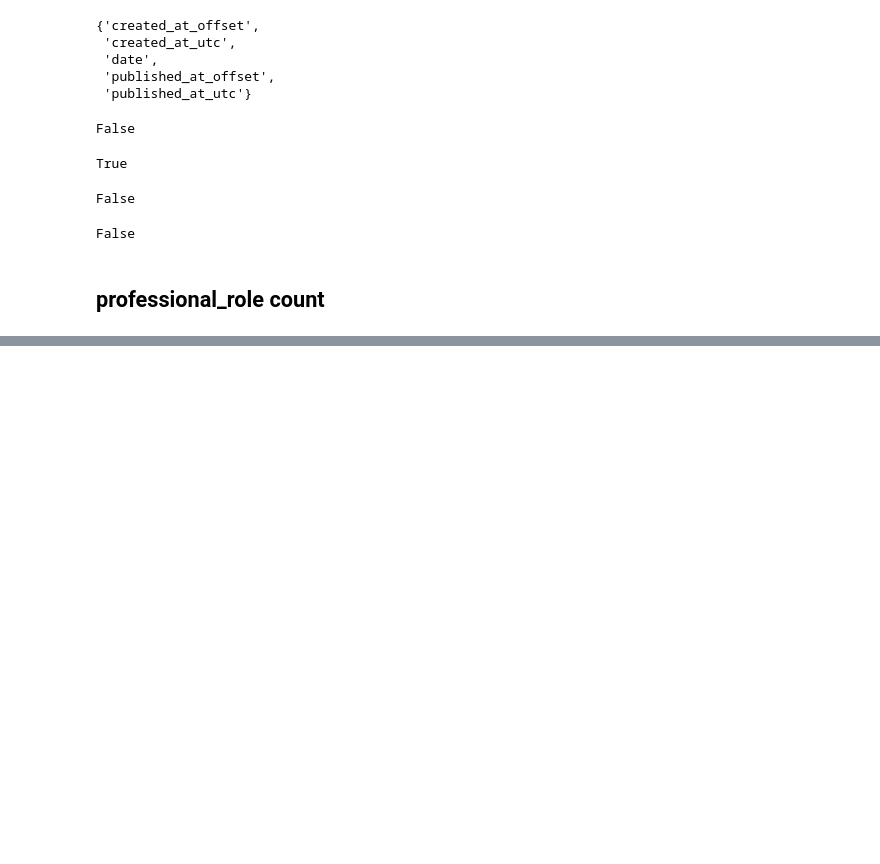
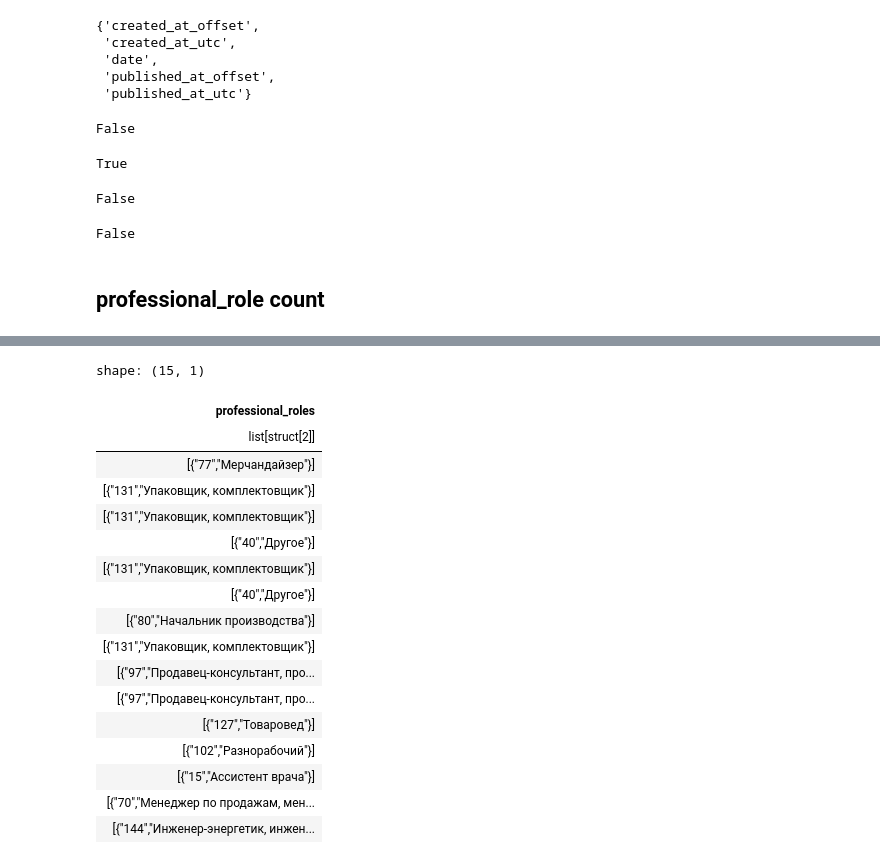
Before and after one commit to lusm554/skill-lens, a Jupyter notebook: airflow/check_silver_hh_loader.ipynb, the cells around one changed output, grey strips where cells are left out. Saved outputs shown, nothing was run; the diff lists cells and outputs as text; code cells hidden in the pictures; blank space fills up the shorter version.

```diff
--- a/airflow/check_silver_hh_loader.ipynb
+++ b/airflow/check_silver_hh_loader.ipynb
@@ -361,3 +361,26 @@ $ published_date                       <date> 2025-12-15
+# %%
+with pl.Config(set_tbl_rows=15):
+    res = df_lazy.select("professional_roles").head(15).collect()
+    display(res)
+# %% [output]
+shape: (15, 1)
+| professional_roles |
+| list[struct[2]] |
+| [{"77","Мерчандайзер"}] |
+| [{"131","Упаковщик, комплектовщик"}] |
+| [{"131","Упаковщик, комплектовщик"}] |
+| [{"40","Другое"}] |
+| [{"131","Упаковщик, комплектовщик"}] |
+| [{"40","Другое"}] |
+| [{"80","Начальник производства"}] |
+| [{"131","Упаковщик, комплектовщик"}] |
+| [{"97","Продавец-консультант, про... |
+| [{"97","Продавец-консультант, про... |
+| [{"127","Товаровед"}] |
+| [{"102","Разнорабочий"}] |
+| [{"15","Ассистент врача"}] |
+| [{"70","Менеджер по продажам, мен... |
+| [{"144","Инженер-энергетик, инжен... |
 # %%
 q = (df_lazy.with_columns(
         pl.col('professional_roles').list.get(0).struct.field('name').alias('professional_role')
```
Also changed, not shown: parts of 5 cells of this notebook.
